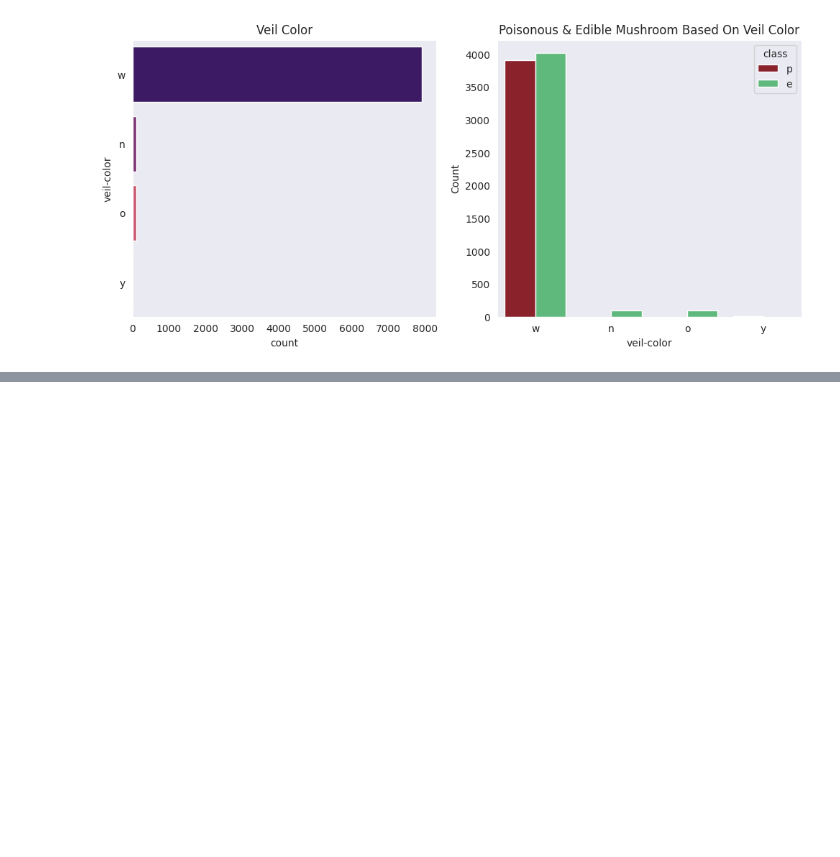
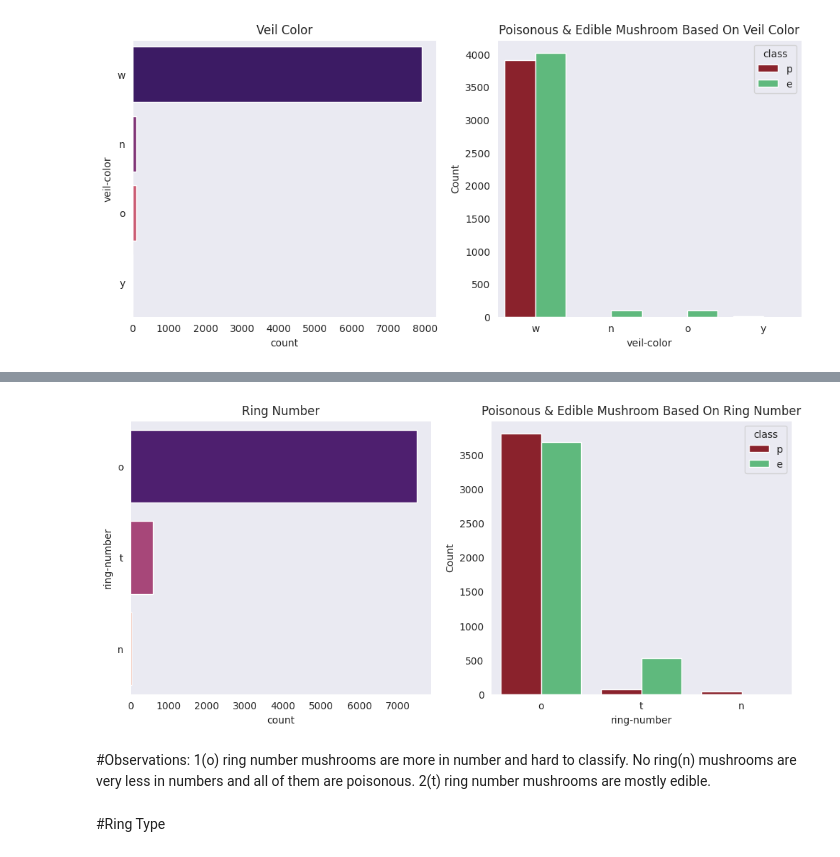
Before and after one commit to MDAnsaar25/Mushroom-Classification-and-Analysis, a Jupyter notebook: Mushroom_Classification.ipynb, the cells around one changed output, grey strips where cells are left out. Drawn from its saved outputs; the diff is of its cells as text; code cells hidden in the pictures; blank space fills up the shorter version.

```diff
--- a/Mushroom_Classification.ipynb
+++ b/Mushroom_Classification.ipynb
@@ -470,0 +483,14 @@ b = sns.countplot(x="veil-color", data=mushroom, hue="class", order=mushroom['ve
+# %%
+fig, axarr = plt.subplots(1, 2, figsize=(12,5))
+a = sns.countplot(mushroom['ring-number'], ax=axarr[0], order=mushroom['ring-number'].value_counts().index, palette="magma").set_title('Ring Number')
+axarr[1].set_title('Poisonous & Edible Mushroom Based On Ring Number')
+b = sns.countplot(x="ring-number", data=mushroom, hue="class", order=mushroom['ring-number'].value_counts().index, palette=('#9b111e','#50c878'), ax=axarr[1]).set_ylabel('Count')
+# %% [output]
+[figure, added]
+# %% [markdown]
+#Observations:
+1(o) ring number mushrooms are more in number and hard to classify.
+No ring(n) mushrooms are very less in numbers and all of them are poisonous.
+2(t) ring number mushrooms are mostly edible.
+# %% [markdown]
+#Ring Type
```
Also changed, not shown: parts of 44 cells of this notebook.
